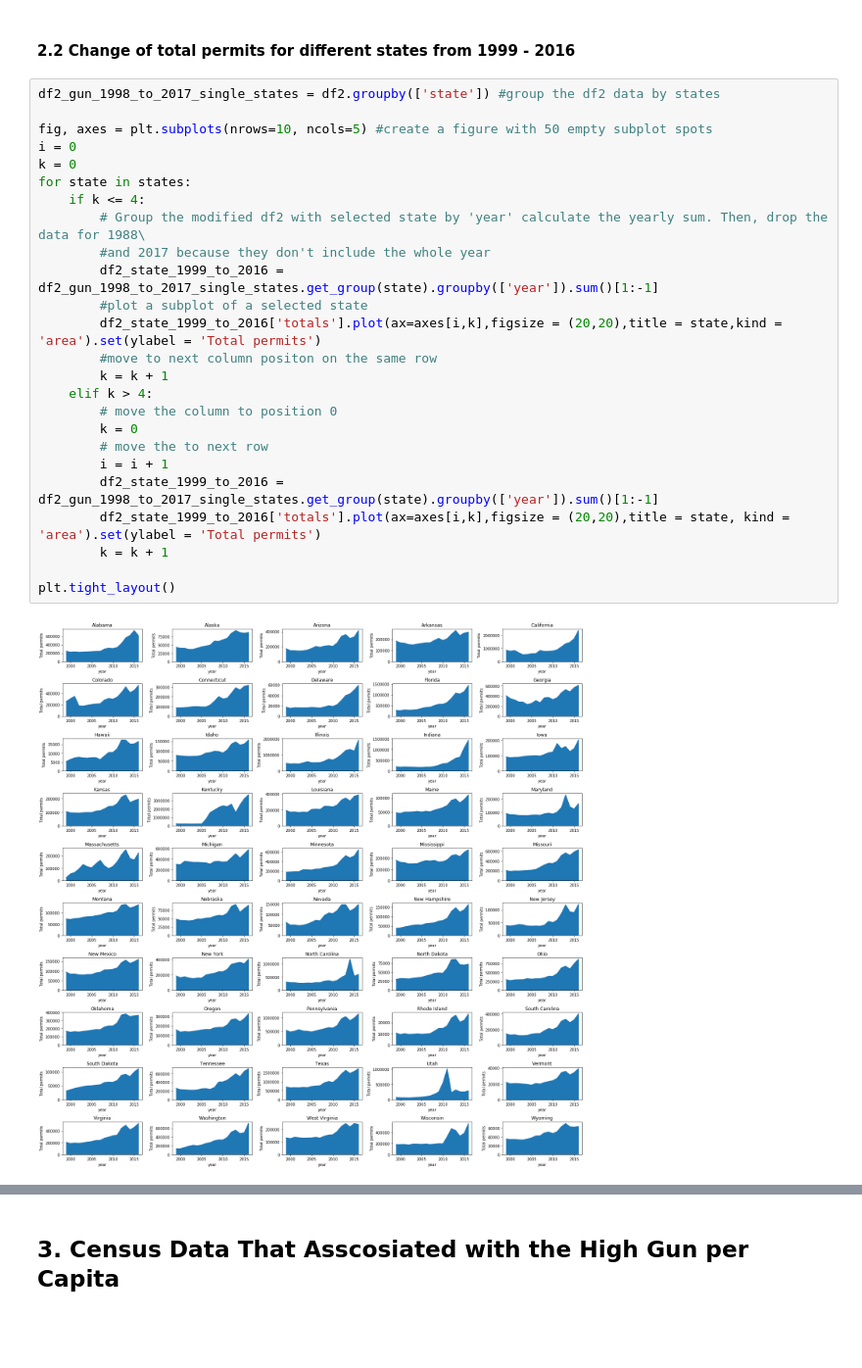
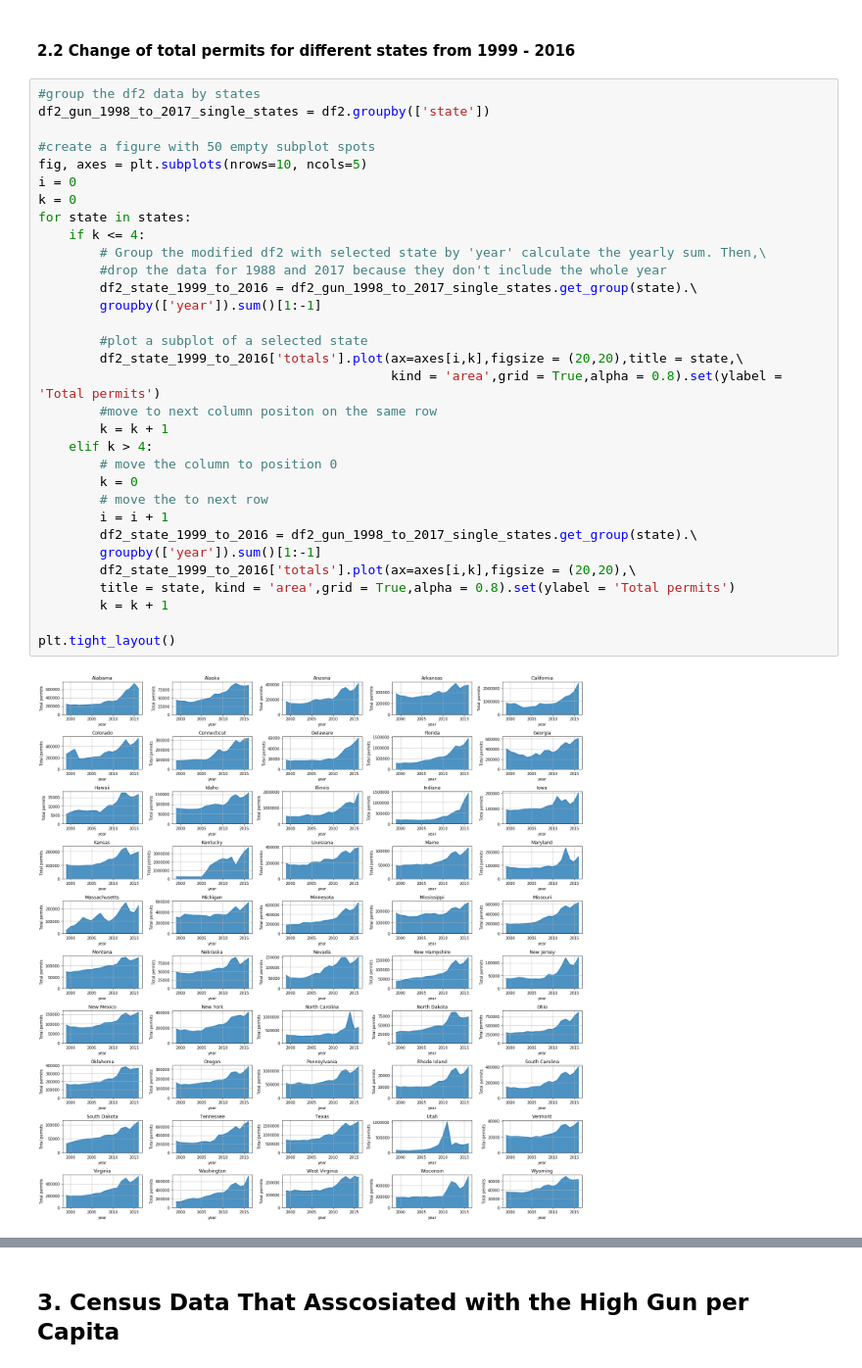
Before and after one commit to siuyik11/fbi_firearm_data_analysis, a Jupyter notebook: fbi_gun_data_analysis.ipynb, the cells around one changed output, grey strips where cells are left out. Shown at 98% size. Drawn from its saved outputs; the diff is of its cells as text; blank space fills up the shorter version.

```diff
--- a/fbi_gun_data_analysis.ipynb
+++ b/fbi_gun_data_analysis.ipynb
@@ -216,29 +258,36 @@ plt.axhline(y=national_avg_1999_to_2016, xmin=0, xmax=1, hold=None, color = 'red
 # %% [markdown]
 #### 2.2 Change of total permits for different states from 1999 - 2016
 # %%
-df2_gun_1998_to_2017_single_states = df2.groupby(['state']) #group the df2 data by states
+#group the df2 data by states
+df2_gun_1998_to_2017_single_states = df2.groupby(['state'])
 
-fig, axes = plt.subplots(nrows=10, ncols=5) #create a figure with 50 empty subplot spots
+#create a figure with 50 empty subplot spots
+fig, axes = plt.subplots(nrows=10, ncols=5)
 i = 0
 k = 0
 for state in states:
     if k <= 4:
-        # Group the modified df2 with selected state by 'year' calculate the yearly sum. Then, drop the data for 1988\
-        #and 2017 because they don't include the whole year
-        df2_state_1999_to_2016 = df2_gun_1998_to_2017_single_states.get_group(state).groupby(['year']).sum()[1:-1]
+        # Group the modified df2 with selected state by 'year' calculate the yearly sum. Then,\
+        #drop the data for 1988 and 2017 because they don't include the whole year
+        df2_state_1999_to_2016 = df2_gun_1998_to_2017_single_states.get_group(state).\
+        groupby(['year']).sum()[1:-1]
+
         #plot a subplot of a selected state
-        df2_state_1999_to_2016['totals'].plot(ax=axes[i,k],figsize = (20,20),title = state,kind = 'area').set(ylabel = 'Total permits')
+        df2_state_1999_to_2016['totals'].plot(ax=axes[i,k],figsize = (20,20),title = state,\
+                                              kind = 'area',grid = True,alpha = 0.8).set(ylabel = 'Total permits')
         #move to next column positon on the same row
         k = k + 1
     elif k > 4:
         # move the column to position 0
         k = 0
         # move the to next row
         i = i + 1
-        df2_state_1999_to_2016 = df2_gun_1998_to_2017_single_states.get_group(state).groupby(['year']).sum()[1:-1]
-        df2_state_1999_to_2016['totals'].plot(ax=axes[i,k],figsize = (20,20),title = state, kind = 'area').set(ylabel = 'Total permits')
+        df2_state_1999_to_2016 = df2_gun_1998_to_2017_single_states.get_group(state).\
+        groupby(['year']).sum()[1:-1]
+        df2_state_1999_to_2016['totals'].plot(ax=axes[i,k],figsize = (20,20),\
+        title = state, kind = 'area',grid = True,alpha = 0.8).set(ylabel = 'Total permits')
         k = k + 1
 
 plt.tight_layout()
 # %% [output]
-[figure, old version]
+[figure, new version]
```
Also changed, not shown: parts of 28 cells of this notebook.
